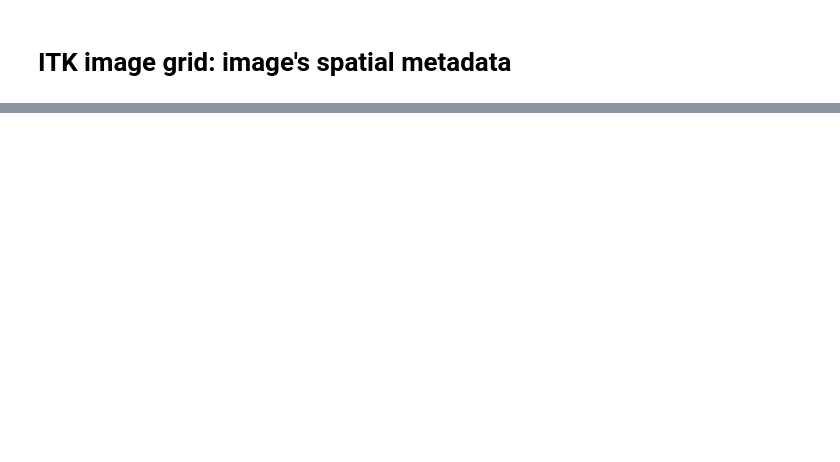
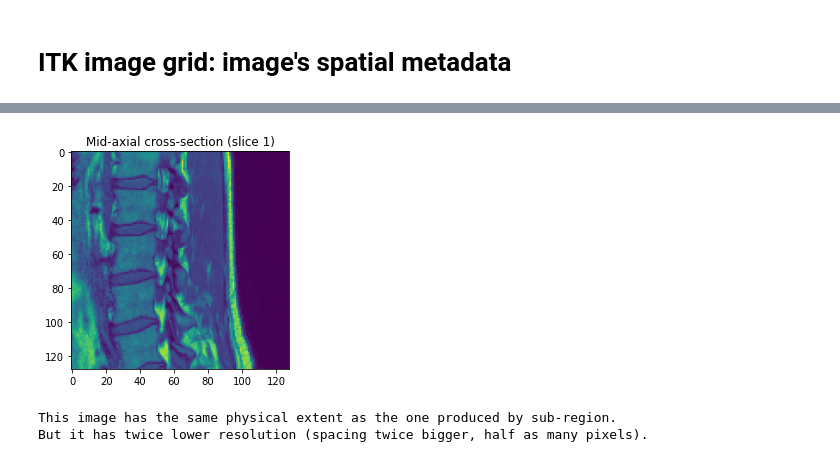
Before and after one commit to InsightSoftwareConsortium/GetYourBrainTogether, a Jupyter notebook: HCK01_2022_Virtual/Tutorials/MetadataPreservation/ITK_image_grid.ipynb, the cells around one changed output, grey strips where cells are left out. Drawn from its saved outputs; the diff is of its cells as text; code cells hidden in the pictures; blank space fills up the shorter version.

```diff
--- a/HCK01_2022_Virtual/Tutorials/MetadataPreservation/ITK_image_grid.ipynb
+++ b/HCK01_2022_Virtual/Tutorials/MetadataPreservation/ITK_image_grid.ipynb
@@ -47 +222,34 @@ Super-sampling grid
+# %%
+# Let's down-sample an image.
+# We will target the same sub-region as before
+
+subsample_size = itk.Size[image.GetImageDimension()]()
+spacing = image.GetSpacing()
+subsample_spacing = type(spacing)()  # make a new variable of correct type
+# subsample_spacing = itk.Vector[itk.D, image.GetImageDimension()]()
+for d in range(image.GetImageDimension()):
+    subsample_size[d] = int(size[d] / 4)
+    subsample_spacing[d] = spacing[d] * 2
+
+downsampled = itk.resample_image_filter(
+    image,
+    # identity transform by default
+    # linear interpolator by default (nearest neighbor is for label images)
+    size=subsample_size,
+    output_spacing=subsample_spacing,
+    output_origin=p,
+    output_direction=image.GetDirection(),
+)
+
+subsample_z_slice = int(subsample_size[2] / 2)
+plt.imshow(downsampled[subsample_z_slice, :, :], aspect="equal")
+plt.title(f"Mid-axial cross-section (slice {subsample_z_slice})")
+plt.show()
+
+print("This image has the same physical extent as the one produced by sub-region.")
+print("But it has twice lower resolution (spacing twice bigger, half as many pixels).")
+# %% [output]
+[figure, added]
+This image has the same physical extent as the one produced by sub-region.
+But it has twice lower resolution (spacing twice bigger, half as many pixels).
 # %% [markdown]
```
Also changed, not shown: parts of 17 cells of this notebook.
